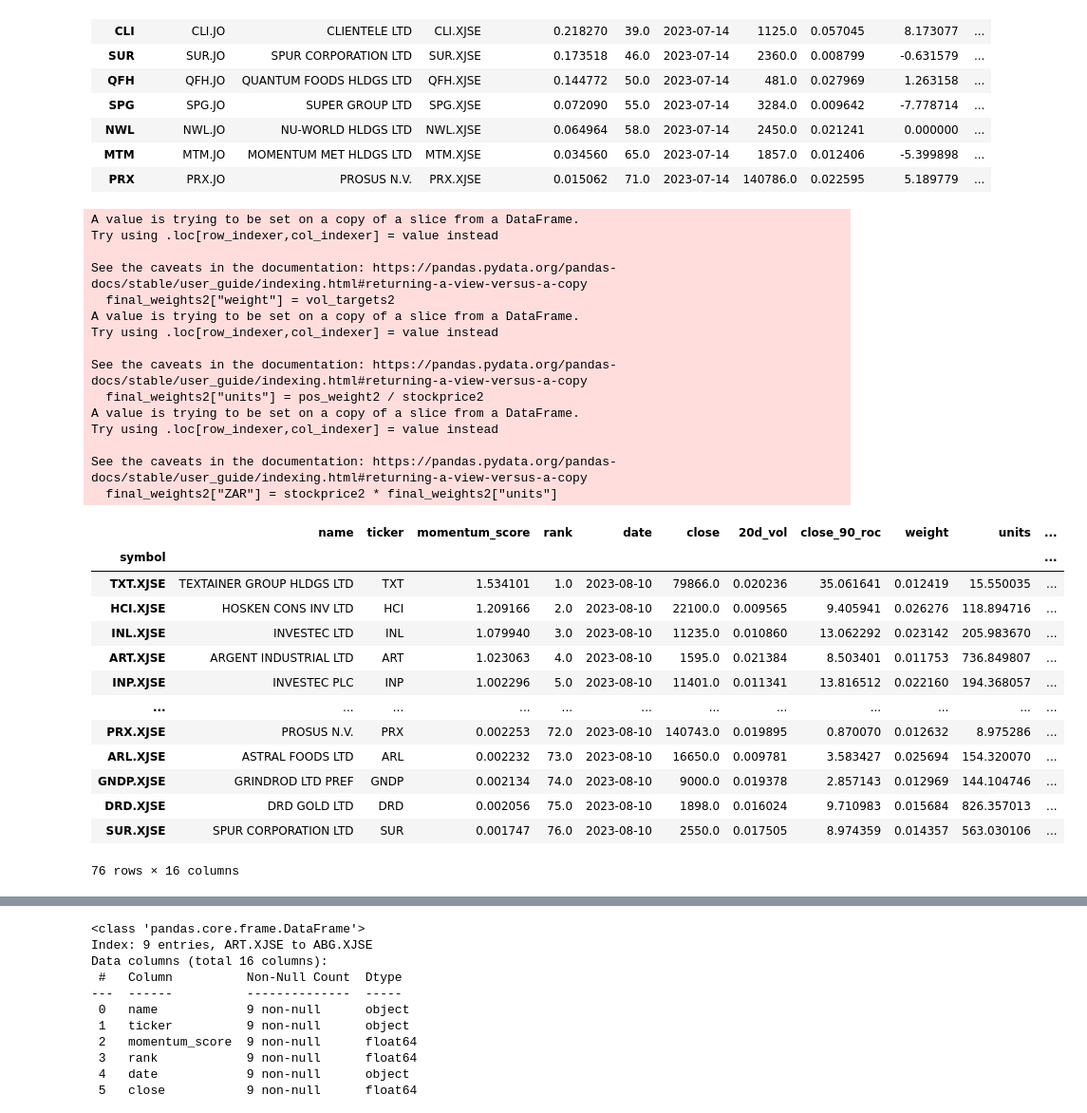
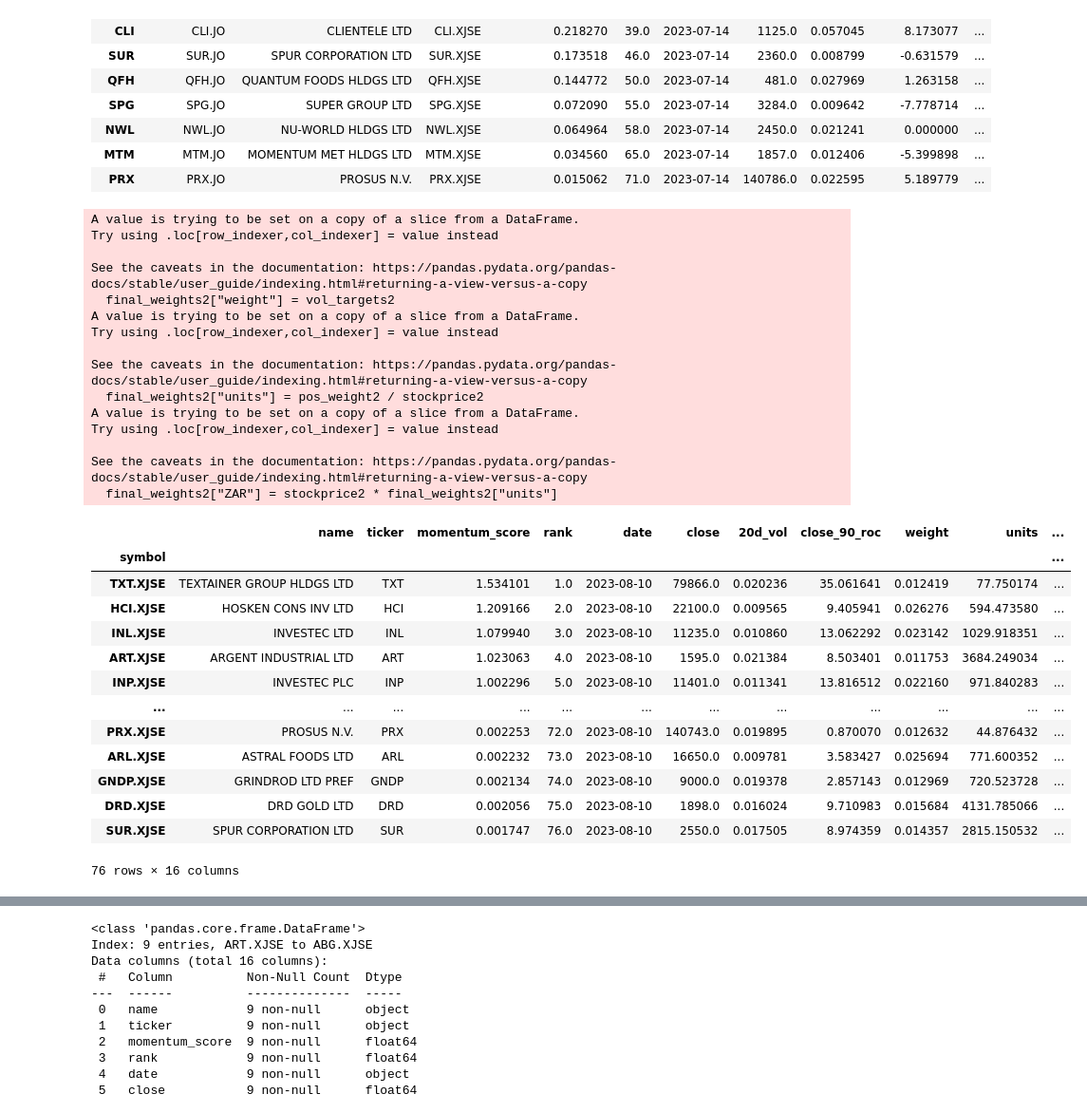
Before and after one commit to helmieresearch/helmieresearch, a Jupyter notebook: Momentum_Ranking_Model.ipynb, the cells around one changed output, grey strips where cells are left out. Shown at 95% size. Cells and saved outputs as stored; diff of their text form; code cells hidden in the pictures.

```diff
--- a/Momentum_Ranking_Model.ipynb
+++ b/Momentum_Ranking_Model.ipynb
@@ -638,7 +638,7 @@ memory usage: 1.4+ KB
 | MTM | MTM.JO | MOMENTUM MET HLDGS LTD | MTM.XJSE | 0.034560 | 65.0 | 2023-07-14 | 1857.0 | 0.012406 | -5.399898 | ... |
 | PRX | PRX.JO | PROSUS N.V. | PRX.XJSE | 0.015062 | 71.0 | 2023-07-14 | 140786.0 | 0.022595 | 5.189779 | ... |
 # %%
-portfolio_value2=1000000
+portfolio_value2=5000000
 
 final_weights = final_buy_list
 final_weights.set_index('rank').reset_index()
@@ -653,44 +653,44 @@ final_weights2=final_weights.iloc[:, cols]
 inv_vol2 = 1 / final_weights2["20d_vol"]
 sum_inv_vol2 =inv_vol2.sum()
 vol_targets2 = inv_vol2 / sum_inv_vol2
 final_weights2["weight"] = vol_targets2
 
 final_weights2.set_index('symbol', inplace=True)
 
 stockprice2 = final_weights2["close"] / 100
 pos_weight2 = portfolio_value2 * final_weights2["weight"]
 final_weights2["units"] = pos_weight2 / stockprice2
 final_weights2["ZAR"] = stockprice2 * final_weights2["units"]
 final_weights2
 # %% [output]
 A value is trying to be set on a copy of a slice from a DataFrame.
 Try using .loc[row_indexer,col_indexer] = value instead
 
 See the caveats in the documentation: https://pandas.pydata.org/pandas-docs/stable/user_guide/indexing.html#returning-a-view-versus-a-copy
   final_weights2["weight"] = vol_targets2
 A value is trying to be set on a copy of a slice from a DataFrame.
 Try using .loc[row_indexer,col_indexer] = value instead
 
 See the caveats in the documentation: https://pandas.pydata.org/pandas-docs/stable/user_guide/indexing.html#returning-a-view-versus-a-copy
   final_weights2["units"] = pos_weight2 / stockprice2
 A value is trying to be set on a copy of a slice from a DataFrame.
 Try using .loc[row_indexer,col_indexer] = value instead
 
 See the caveats in the documentation: https://pandas.pydata.org/pandas-docs/stable/user_guide/indexing.html#returning-a-view-versus-a-copy
   final_weights2["ZAR"] = stockprice2 * final_weights2["units"]
 |  | name | ticker | momentum_score | rank | date | close | 20d_vol | close_90_roc | weight | units | ... |
 | symbol |  |  |  |  |  |  |  |  |  |  | ... |
-| TXT.XJSE | TEXTAINER GROUP HLDGS LTD | TXT | 1.534101 | 1.0 | 2023-08-10 | 79866.0 | 0.020236 | 35.061641 | 0.012419 | 15.550035 | ... |
-| HCI.XJSE | HOSKEN CONS INV LTD | HCI | 1.209166 | 2.0 | 2023-08-10 | 22100.0 | 0.009565 | 9.405941 | 0.026276 | 118.894716 | ... |
-| INL.XJSE | INVESTEC LTD | INL | 1.079940 | 3.0 | 2023-08-10 | 11235.0 | 0.010860 | 13.062292 | 0.023142 | 205.983670 | ... |
-| ART.XJSE | ARGENT INDUSTRIAL LTD | ART | 1.023063 | 4.0 | 2023-08-10 | 1595.0 | 0.021384 | 8.503401 | 0.011753 | 736.849807 | ... |
-| INP.XJSE | INVESTEC PLC | INP | 1.002296 | 5.0 | 2023-08-10 | 11401.0 | 0.011341 | 13.816512 | 0.022160 | 194.368057 | ... |
+| TXT.XJSE | TEXTAINER GROUP HLDGS LTD | TXT | 1.534101 | 1.0 | 2023-08-10 | 79866.0 | 0.020236 | 35.061641 | 0.012419 | 77.750174 | ... |
+| HCI.XJSE | HOSKEN CONS INV LTD | HCI | 1.209166 | 2.0 | 2023-08-10 | 22100.0 | 0.009565 | 9.405941 | 0.026276 | 594.473580 | ... |
+| INL.XJSE | INVESTEC LTD | INL | 1.079940 | 3.0 | 2023-08-10 | 11235.0 | 0.010860 | 13.062292 | 0.023142 | 1029.918351 | ... |
+| ART.XJSE | ARGENT INDUSTRIAL LTD | ART | 1.023063 | 4.0 | 2023-08-10 | 1595.0 | 0.021384 | 8.503401 | 0.011753 | 3684.249034 | ... |
+| INP.XJSE | INVESTEC PLC | INP | 1.002296 | 5.0 | 2023-08-10 | 11401.0 | 0.011341 | 13.816512 | 0.022160 | 971.840283 | ... |
 | ... | ... | ... | ... | ... | ... | ... | ... | ... | ... | ... | ... |
-| PRX.XJSE | PROSUS N.V. | PRX | 0.002253 | 72.0 | 2023-08-10 | 140743.0 | 0.019895 | 0.870070 | 0.012632 | 8.975286 | ... |
-| ARL.XJSE | ASTRAL FOODS LTD | ARL | 0.002232 | 73.0 | 2023-08-10 | 16650.0 | 0.009781 | 3.583427 | 0.025694 | 154.320070 | ... |
-| GNDP.XJSE | GRINDROD LTD PREF | GNDP | 0.002134 | 74.0 | 2023-08-10 | 9000.0 | 0.019378 | 2.857143 | 0.012969 | 144.104746 | ... |
-| DRD.XJSE | DRD GOLD LTD | DRD | 0.002056 | 75.0 | 2023-08-10 | 1898.0 | 0.016024 | 9.710983 | 0.015684 | 826.357013 | ... |
-| SUR.XJSE | SPUR CORPORATION LTD | SUR | 0.001747 | 76.0 | 2023-08-10 | 2550.0 | 0.017505 | 8.974359 | 0.014357 | 563.030106 | ... |
+| PRX.XJSE | PROSUS N.V. | PRX | 0.002253 | 72.0 | 2023-08-10 | 140743.0 | 0.019895 | 0.870070 | 0.012632 | 44.876432 | ... |
+| ARL.XJSE | ASTRAL FOODS LTD | ARL | 0.002232 | 73.0 | 2023-08-10 | 16650.0 | 0.009781 | 3.583427 | 0.025694 | 771.600352 | ... |
+| GNDP.XJSE | GRINDROD LTD PREF | GNDP | 0.002134 | 74.0 | 2023-08-10 | 9000.0 | 0.019378 | 2.857143 | 0.012969 | 720.523728 | ... |
+| DRD.XJSE | DRD GOLD LTD | DRD | 0.002056 | 75.0 | 2023-08-10 | 1898.0 | 0.016024 | 9.710983 | 0.015684 | 4131.785066 | ... |
+| SUR.XJSE | SPUR CORPORATION LTD | SUR | 0.001747 | 76.0 | 2023-08-10 | 2550.0 | 0.017505 | 8.974359 | 0.014357 | 2815.150532 | ... |
 76 rows × 16 columns
 # %%
 rebalance1 =final_weights2[final_weights2['name'].isin(now['name'])]
```
Also changed, not shown: parts of 5 cells of this notebook.
